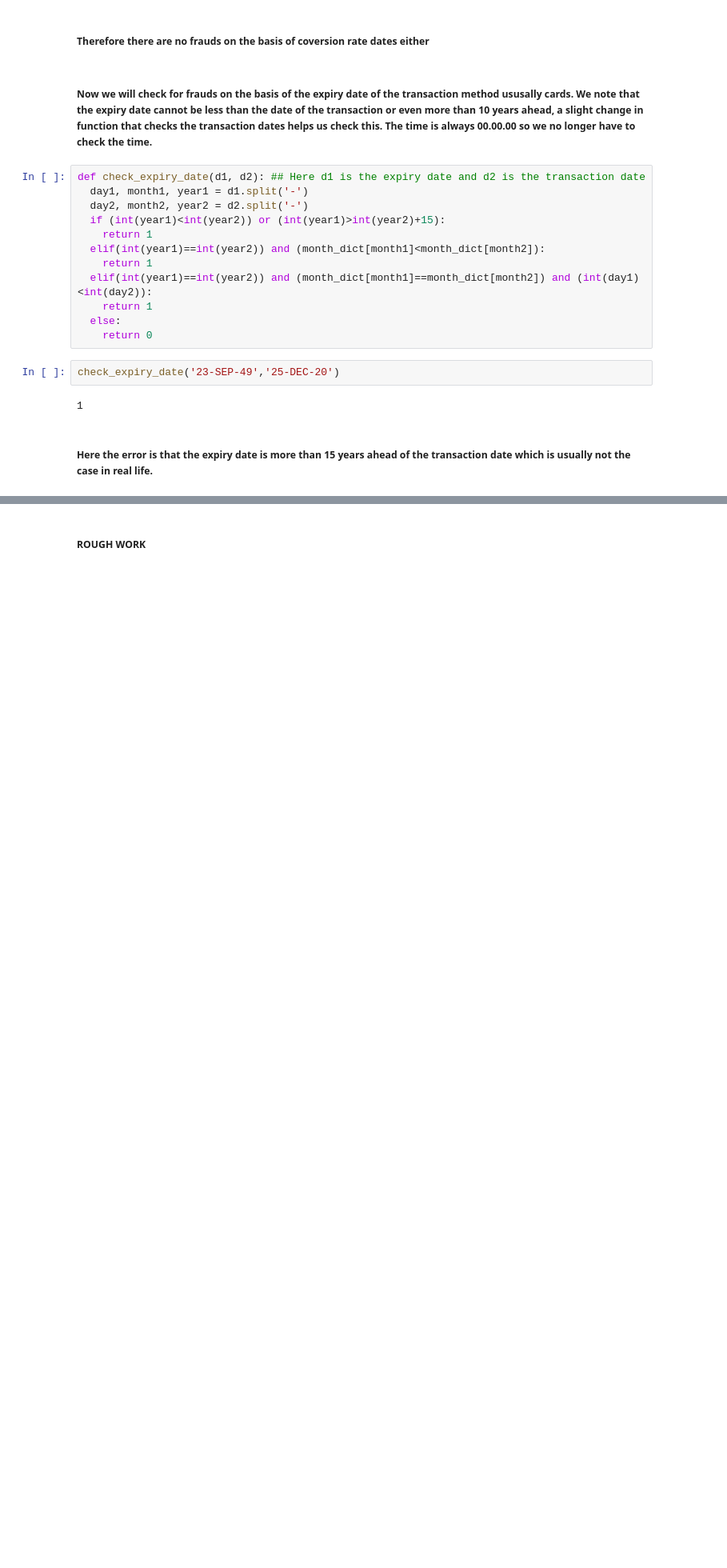
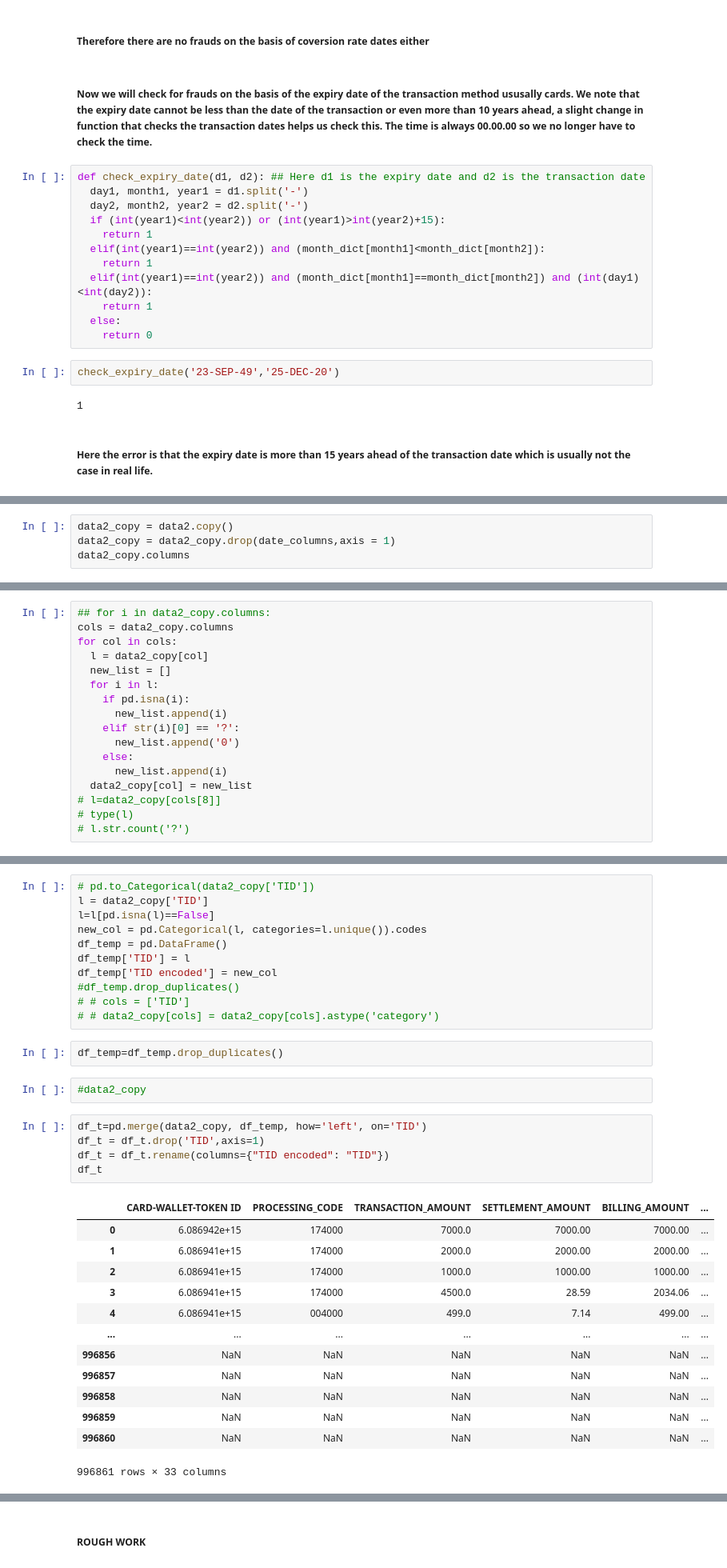
Before and after one commit to apgodbole/Fortiate_Project, a Jupyter notebook: Fortiate_DST_3_and_6.ipynb, the cells around one changed output, grey strips where cells are left out. Shown: that part at 80% size. Cells and saved outputs as stored; diff of their text form; blank space fills up the shorter version.

```diff
--- a/Fortiate_DST_3_and_6.ipynb
+++ b/Fortiate_DST_3_and_6.ipynb
@@ -272,0 +306,4 @@ Time taken to find fraud cases: 1.0639889240264893
+# %%
+data2_copy = data2.copy()
+data2_copy = data2_copy.drop(date_columns,axis = 1)
+data2_copy.columns
@@ -272,0 +362,17 @@ Time taken to find fraud cases: 1.0639889240264893
+# %%
+## for i in data2_copy.columns:
+cols = data2_copy.columns
+for col in cols:
+  l = data2_copy[col]
+  new_list = []
+  for i in l:
+    if pd.isna(i):
+      new_list.append(i)
+    elif str(i)[0] == '?':
+      new_list.append('0')
+    else:
+      new_list.append(i)
+  data2_copy[col] = new_list
+# l=data2_copy[cols[8]]
+# type(l)
+# l.str.count('?')
@@ -272,0 +392,34 @@ Time taken to find fraud cases: 1.0639889240264893
+# %%
+# pd.to_Categorical(data2_copy['TID'])
+l = data2_copy['TID']
+l=l[pd.isna(l)==False]
+new_col = pd.Categorical(l, categories=l.unique()).codes
+df_temp = pd.DataFrame()
+df_temp['TID'] = l
+df_temp['TID encoded'] = new_col
+#df_temp.drop_duplicates()
+# # cols = ['TID']
+# # data2_copy[cols] = data2_copy[cols].astype('category')
+# %%
+df_temp=df_temp.drop_duplicates()
+# %%
+#data2_copy
+# %%
+df_t=pd.merge(data2_copy, df_temp, how='left', on='TID')
+df_t = df_t.drop('TID',axis=1)
+df_t = df_t.rename(columns={"TID encoded": "TID"})
+df_t
+# %% [output]
+|  | CARD-WALLET-TOKEN ID | PROCESSING_CODE | TRANSACTION_AMOUNT | SETTLEMENT_AMOUNT | BILLING_AMOUNT | ... |
+| 0 | 6.086942e+15 | 174000 | 7000.0 | 7000.00 | 7000.00 | ... |
+| 1 | 6.086941e+15 | 174000 | 2000.0 | 2000.00 | 2000.00 | ... |
+| 2 | 6.086941e+15 | 174000 | 1000.0 | 1000.00 | 1000.00 | ... |
+| 3 | 6.086941e+15 | 174000 | 4500.0 | 28.59 | 2034.06 | ... |
+| 4 | 6.086941e+15 | 004000 | 499.0 | 7.14 | 499.00 | ... |
+| ... | ... | ... | ... | ... | ... | ... |
+| 996856 | NaN | NaN | NaN | NaN | NaN | ... |
+| 996857 | NaN | NaN | NaN | NaN | NaN | ... |
+| 996858 | NaN | NaN | NaN | NaN | NaN | ... |
+| 996859 | NaN | NaN | NaN | NaN | NaN | ... |
+| 996860 | NaN | NaN | NaN | NaN | NaN | ... |
+996861 rows × 33 columns
```
Also changed, not shown: parts of 66 cells of this notebook.
